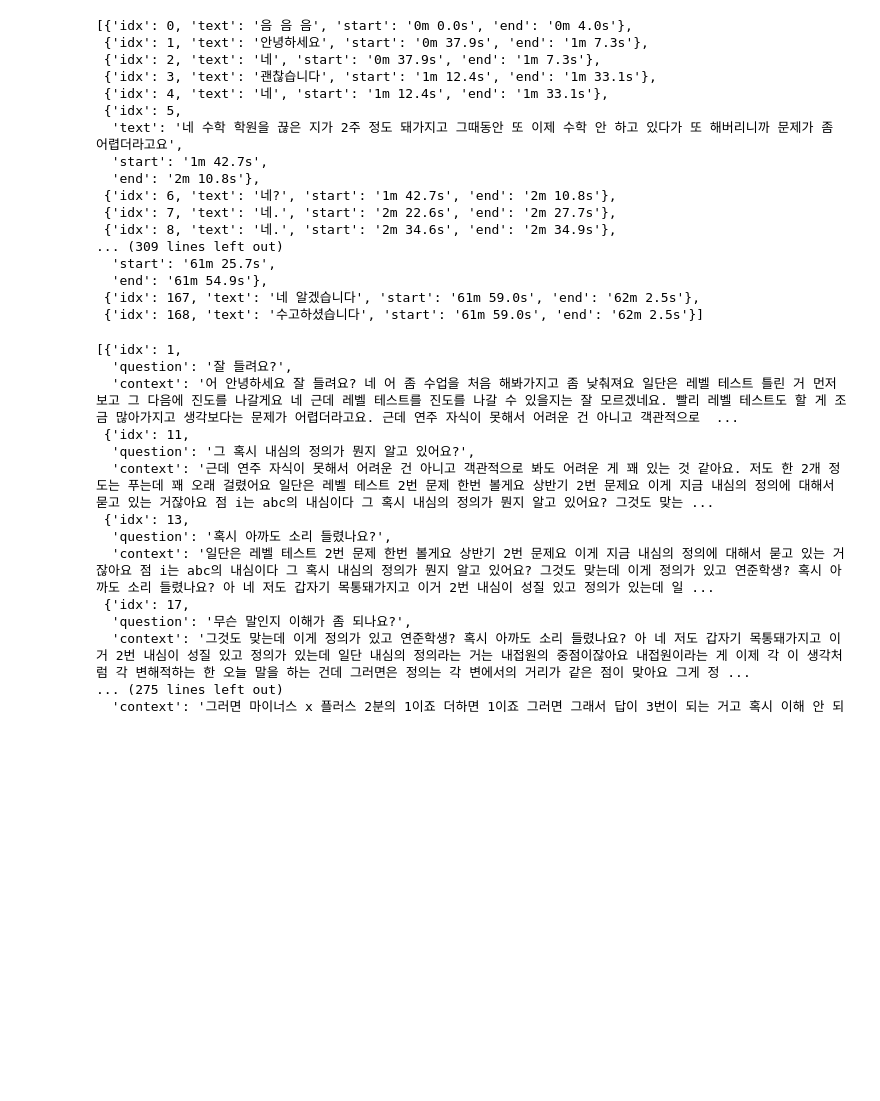
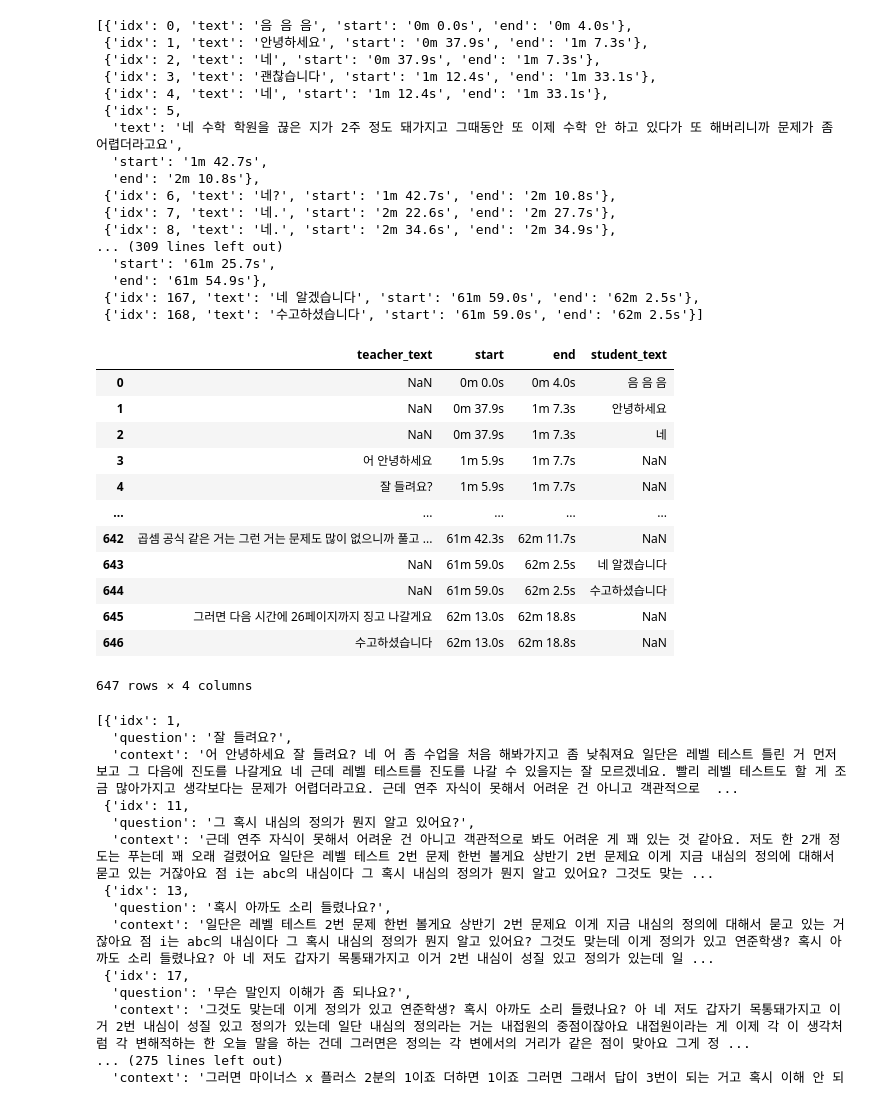
Before and after one commit to Kwonrince/lecture-analysis-test, a Jupyter notebook: main.ipynb, the cells around one changed output. Saved outputs shown, nothing was run; the diff lists cells and outputs as text; code cells hidden in the pictures; blank space fills up the shorter version.

Commit message:
Added time mapping function

```diff
--- a/main.ipynb
+++ b/main.ipynb
@@ -74,6 +75,31 @@ student_splited_data
   'end': '61m 54.9s'},
  {'idx': 167, 'text': '네 알겠습니다', 'start': '61m 59.0s', 'end': '62m 2.5s'},
  {'idx': 168, 'text': '수고하셨습니다', 'start': '61m 59.0s', 'end': '62m 2.5s'}]
+# %%
+teacher_df = pd.DataFrame(teacher_splited_data).rename(columns={"text": "teacher_text"})
+student_df = pd.DataFrame(student_splited_data).rename(columns={"text": "student_text"})
+
+teacher_df['start_ms'] = teacher_df['start'].apply(lambda x: TimeConverter.convert_time_to_milliseconds(x))
+student_df['start_ms'] = student_df['start'].apply(lambda x: TimeConverter.convert_time_to_milliseconds(x))
+
+merged_df = pd.concat([teacher_df, student_df], ignore_index=True)
+merged_df = merged_df.sort_values(by=["start_ms", "idx"]).reset_index(drop=True).drop(columns=["start_ms", "idx"])
+
+merged_df
+# %% [output]
+|  | teacher_text | start | end | student_text |
+| 0 | NaN | 0m 0.0s | 0m 4.0s | 음 음 음 |
+| 1 | NaN | 0m 37.9s | 1m 7.3s | 안녕하세요 |
+| 2 | NaN | 0m 37.9s | 1m 7.3s | 네 |
+| 3 | 어 안녕하세요 | 1m 5.9s | 1m 7.7s | NaN |
+| 4 | 잘 들려요? | 1m 5.9s | 1m 7.7s | NaN |
+| ... | ... | ... | ... | ... |
+| 642 | 곱셈 공식 같은 거는 그런 거는 문제도 많이 없으니까 풀고 ... | 61m 42.3s | 62m 11.7s | NaN |
+| 643 | NaN | 61m 59.0s | 62m 2.5s | 네 알겠습니다 |
+| 644 | NaN | 61m 59.0s | 62m 2.5s | 수고하셨습니다 |
+| 645 | 그러면 다음 시간에 26페이지까지 징고 나갈게요 | 62m 13.0s | 62m 18.8s | NaN |
+| 646 | 수고하셨습니다 | 62m 13.0s | 62m 18.8s | NaN |
+647 rows × 4 columns
 # %%
 chunks_with_overlap = utils.split_with_overlap(splited_data, chunk_size=30, overlap=5)
 # %%
```
Also changed, not shown: parts of 1 cell of this notebook.
